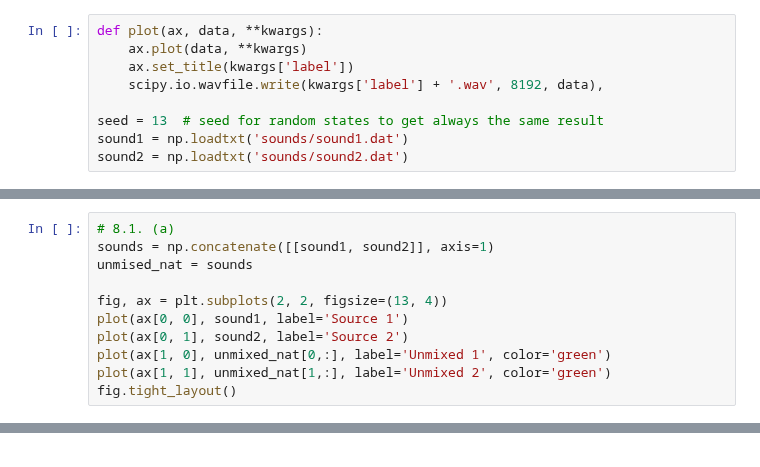
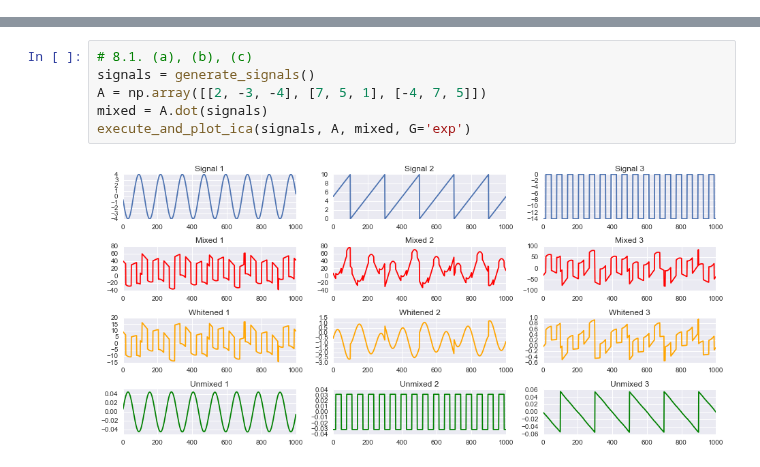
Before and after one commit to danijar/course-machine-intelligence-2, a Jupyter notebook: EX8/EX8-TheNebenhoeres.ipynb, the cells around one changed output, grey strips where cells are left out. Cells and saved outputs as stored; diff of their text form.

```diff
--- a/EX8/EX8-TheNebenhoeres.ipynb
+++ b/EX8/EX8-TheNebenhoeres.ipynb
@@ -11,9 +11,0 @@ import collections
-# %%
-def plot(ax, data, **kwargs):
-    ax.plot(data, **kwargs)
-    ax.set_title(kwargs['label'])
-    scipy.io.wavfile.write(kwargs['label'] + '.wav', 8192, data),
-
-seed = 13  # seed for random states to get always the same result
-sound1 = np.loadtxt('sounds/sound1.dat')
-sound2 = np.loadtxt('sounds/sound2.dat')
@@ -22,11 +11,0 @@ FileNotFoundError: [Errno 2] No such file or directory: 'sounds/sound1.dat'
-# %%
-# 8.1. (a)
-sounds = np.concatenate([[sound1, sound2]], axis=1)
-unmised_nat = sounds
-
-fig, ax = plt.subplots(2, 2, figsize=(13, 4))
-plot(ax[0, 0], sound1, label='Source 1')
-plot(ax[0, 1], sound2, label='Source 2')
-plot(ax[1, 0], unmixed_nat[0,:], label='Unmixed 1', color='green')
-plot(ax[1, 1], unmixed_nat[1,:], label='Unmixed 2', color='green')
-fig.tight_layout()
@@ -32,0 +65,8 @@ fig.tight_layout()
+# %%
+# 8.1. (a), (b), (c)
+signals = generate_signals()
+A = np.array([[2, -3, -4], [7, 5, 1], [-4, 7, 5]])
+mixed = A.dot(signals)
+execute_and_plot_ica(signals, A, mixed, G='exp')
+# %% [output]
+[figure, added]
```
Also changed, not shown: parts of 6 cells of this notebook, 14 other files.
